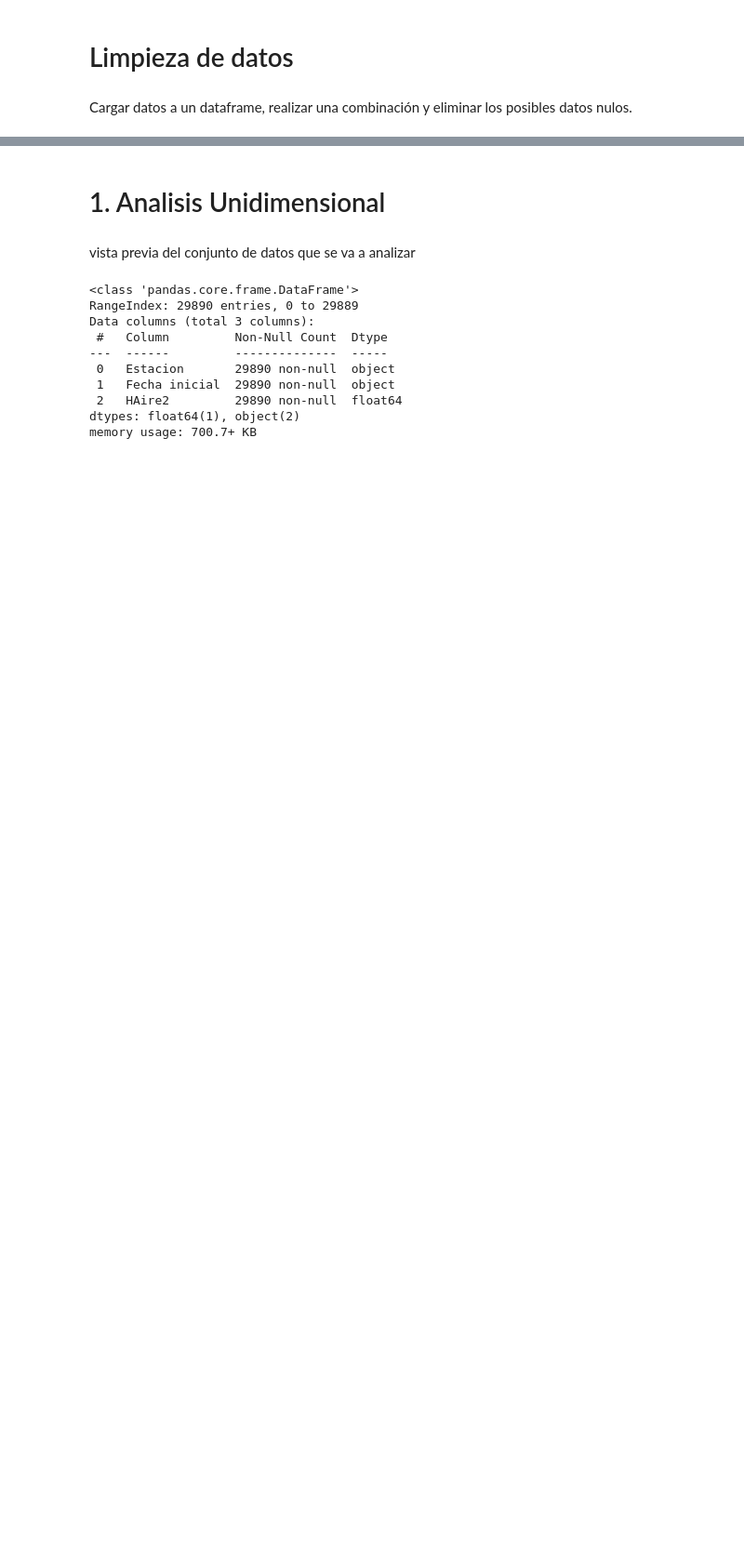
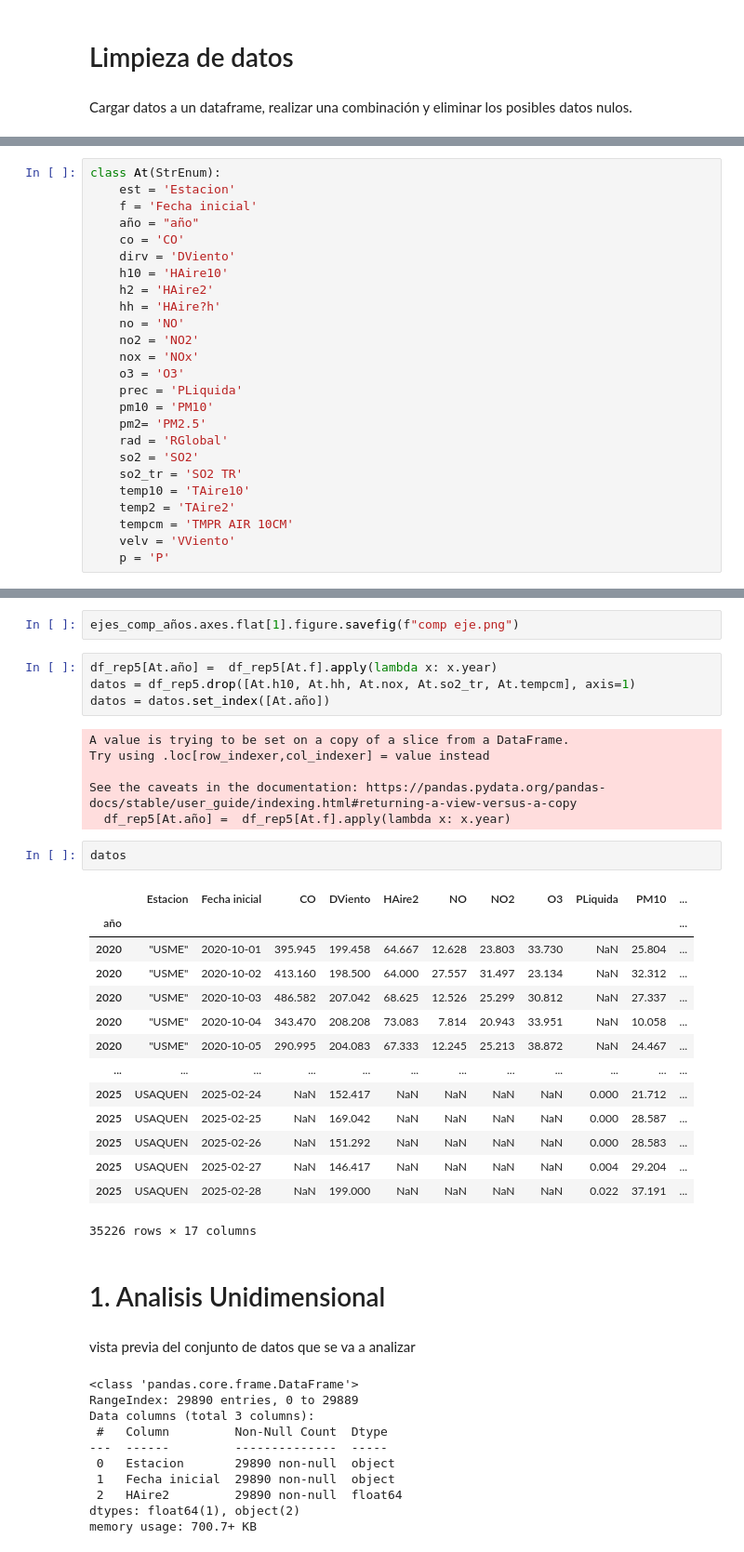
Before and after one commit to josejjgs1923/proyecto-analisis-calidad-aire-bogota, a Jupyter notebook: Analisis datos calidad aire.ipynb, the cells around one changed output, grey strips where cells are left out. Shown at 93% size. Saved outputs shown, nothing was run; the diff lists cells and outputs as text; blank space fills up the shorter version.

```diff
--- a/Analisis datos calidad aire.ipynb
+++ b/Analisis datos calidad aire.ipynb
@@ -101 +66,26 @@ for file in files[1:]:
+# %%
+class At(StrEnum):
+    est = 'Estacion'
+    f = 'Fecha inicial'
+    año = "año"
+    co = 'CO'
+    dirv = 'DViento'
+    h10 = 'HAire10'
+    h2 = 'HAire2'
+    hh = 'HAire?h'
+    no = 'NO'
+    no2 = 'NO2'
+    nox = 'NOx'
+    o3 = 'O3'
+    prec = 'PLiquida'
+    pm10 = 'PM10'
+    pm2= 'PM2.5'
+    rad = 'RGlobal'
+    so2 = 'SO2'
+    so2_tr = 'SO2 TR'
+    temp10 = 'TAire10'
+    temp2 = 'TAire2'
+    tempcm = 'TMPR AIR 10CM'
+    velv = 'VViento'
+    p = 'P'
 # %%
@@ -144,3 +231,32 @@ Index(['Estacion', 'Fecha inicial', 'CO', 'DViento', 'HAire10', 'HAire2',
+# %%
+ejes_comp_años.axes.flat[1].figure.savefig(f"comp eje.png")
+# %%
+df_rep5[At.año] =  df_rep5[At.f].apply(lambda x: x.year)
+datos = df_rep5.drop([At.h10, At.hh, At.nox, At.so2_tr, At.tempcm], axis=1)
+datos = datos.set_index([At.año])
+# %% [output]
+A value is trying to be set on a copy of a slice from a DataFrame.
+Try using .loc[row_indexer,col_indexer] = value instead
+
+See the caveats in the documentation: https://pandas.pydata.org/pandas-docs/stable/user_guide/indexing.html#returning-a-view-versus-a-copy
+  df_rep5[At.año] =  df_rep5[At.f].apply(lambda x: x.year)
+# %%
+datos
+# %% [output]
+|  | Estacion | Fecha inicial | CO | DViento | HAire2 | NO | NO2 | O3 | PLiquida | PM10 | ... |
+| año |  |  |  |  |  |  |  |  |  |  | ... |
+| 2020 | "USME" | 2020-10-01 | 395.945 | 199.458 | 64.667 | 12.628 | 23.803 | 33.730 | NaN | 25.804 | ... |
+| 2020 | "USME" | 2020-10-02 | 413.160 | 198.500 | 64.000 | 27.557 | 31.497 | 23.134 | NaN | 32.312 | ... |
+| 2020 | "USME" | 2020-10-03 | 486.582 | 207.042 | 68.625 | 12.526 | 25.299 | 30.812 | NaN | 27.337 | ... |
+| 2020 | "USME" | 2020-10-04 | 343.470 | 208.208 | 73.083 | 7.814 | 20.943 | 33.951 | NaN | 10.058 | ... |
+| 2020 | "USME" | 2020-10-05 | 290.995 | 204.083 | 67.333 | 12.245 | 25.213 | 38.872 | NaN | 24.467 | ... |
+| ... | ... | ... | ... | ... | ... | ... | ... | ... | ... | ... | ... |
+| 2025 | USAQUEN | 2025-02-24 | NaN | 152.417 | NaN | NaN | NaN | NaN | 0.000 | 21.712 | ... |
+| 2025 | USAQUEN | 2025-02-25 | NaN | 169.042 | NaN | NaN | NaN | NaN | 0.000 | 28.587 | ... |
+| 2025 | USAQUEN | 2025-02-26 | NaN | 151.292 | NaN | NaN | NaN | NaN | 0.000 | 28.583 | ... |
+| 2025 | USAQUEN | 2025-02-27 | NaN | 146.417 | NaN | NaN | NaN | NaN | 0.004 | 29.204 | ... |
+| 2025 | USAQUEN | 2025-02-28 | NaN | 199.000 | NaN | NaN | NaN | NaN | 0.022 | 37.191 | ... |
+35226 rows × 17 columns
 # %% [markdown]
 # 1. Analisis Unidimensional
 # %% [markdown]
```
Also changed, not shown: parts of 25 cells of this notebook.
